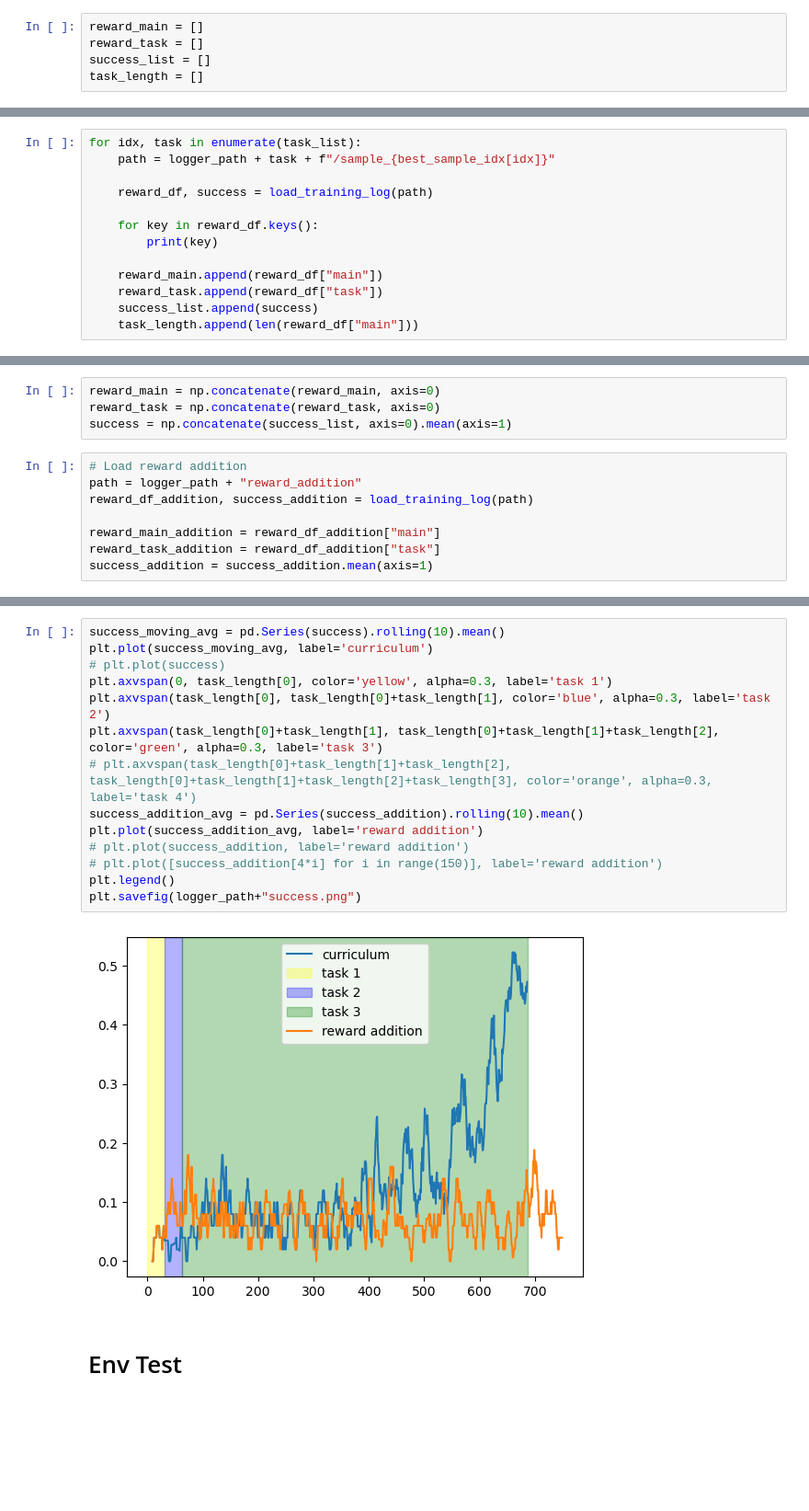
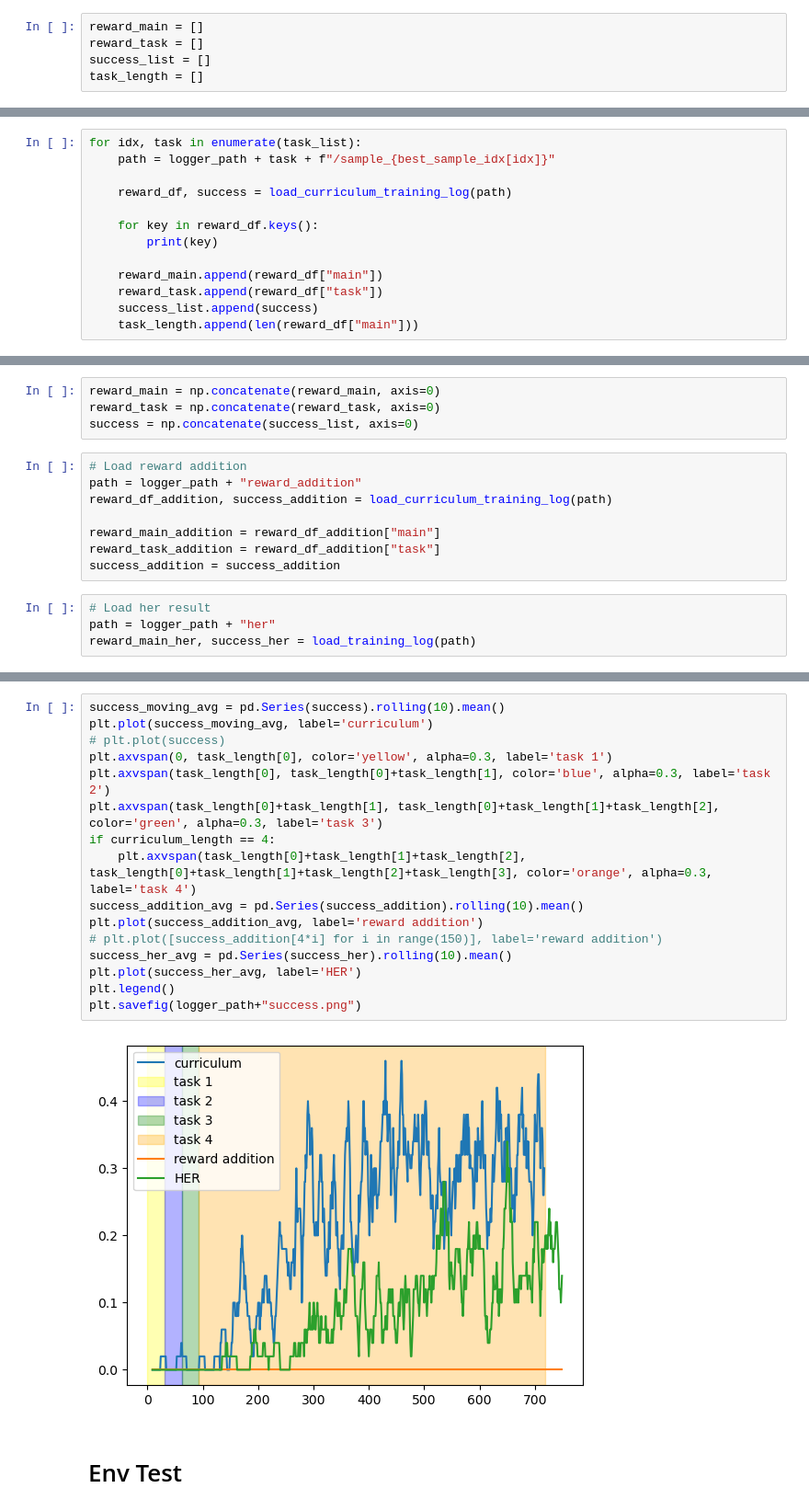
Before and after one commit to labicon/CurricuLLM, a Jupyter notebook: learning_plot.ipynb, the cells around one changed output, grey strips where cells are left out. Shown at 92% size. Cells and saved outputs as stored; diff of their text form; blank space fills up the shorter version.

```diff
--- a/learning_plot.ipynb
+++ b/learning_plot.ipynb
@@ -51,7 +110,7 @@ logger_path = "./logs/Fetch/Push_6/"
 for idx, task in enumerate(task_list):
     path = logger_path + task + f"/sample_{best_sample_idx[idx]}"
 
-    reward_df, success = load_training_log(path)
+    reward_df, success = load_curriculum_training_log(path)
 
     for key in reward_df.keys():
         print(key)
@@ -76,15 +140,19 @@ task
 # %%
 reward_main = np.concatenate(reward_main, axis=0)
 reward_task = np.concatenate(reward_task, axis=0)
-success = np.concatenate(success_list, axis=0).mean(axis=1)
+success = np.concatenate(success_list, axis=0)
 # %%
 # Load reward addition
 path = logger_path + "reward_addition"
-reward_df_addition, success_addition = load_training_log(path)
+reward_df_addition, success_addition = load_curriculum_training_log(path)
 
 reward_main_addition = reward_df_addition["main"]
 reward_task_addition = reward_df_addition["task"]
-success_addition = success_addition.mean(axis=1)
+success_addition = success_addition
+# %%
+# Load her result
+path = logger_path + "her"
+reward_main_her, success_her = load_training_log(path)
 # %%
 plt.plot(reward_main, label='curriculum')
 plt.axvspan(0, task_length[0], color='yellow', alpha=0.3, label='task 1')
@@ -111,19 +181,21 @@ plt.savefig(logger_path+"reward_task.png")
 # %%
 success_moving_avg = pd.Series(success).rolling(10).mean()
 plt.plot(success_moving_avg, label='curriculum')
 # plt.plot(success)
 plt.axvspan(0, task_length[0], color='yellow', alpha=0.3, label='task 1')
 plt.axvspan(task_length[0], task_length[0]+task_length[1], color='blue', alpha=0.3, label='task 2')
 plt.axvspan(task_length[0]+task_length[1], task_length[0]+task_length[1]+task_length[2], color='green', alpha=0.3, label='task 3')
-# plt.axvspan(task_length[0]+task_length[1]+task_length[2], task_length[0]+task_length[1]+task_length[2]+task_length[3], color='orange', alpha=0.3, label='task 4')
+if curriculum_length == 4:
+    plt.axvspan(task_length[0]+task_length[1]+task_length[2], task_length[0]+task_length[1]+task_length[2]+task_length[3], color='orange', alpha=0.3, label='task 4')
 success_addition_avg = pd.Series(success_addition).rolling(10).mean()
 plt.plot(success_addition_avg, label='reward addition')
-# plt.plot(success_addition, label='reward addition')
 # plt.plot([success_addition[4*i] for i in range(150)], label='reward addition')
+success_her_avg = pd.Series(success_her).rolling(10).mean()
+plt.plot(success_her_avg, label='HER')
 plt.legend()
 plt.savefig(logger_path+"success.png")
 # %% [output]
-[figure, old version]
+[figure, new version]
 # %% [markdown]
 # Env Test
 # %%
```
Also changed, not shown: parts of 14 cells of this notebook, 34 other files.
